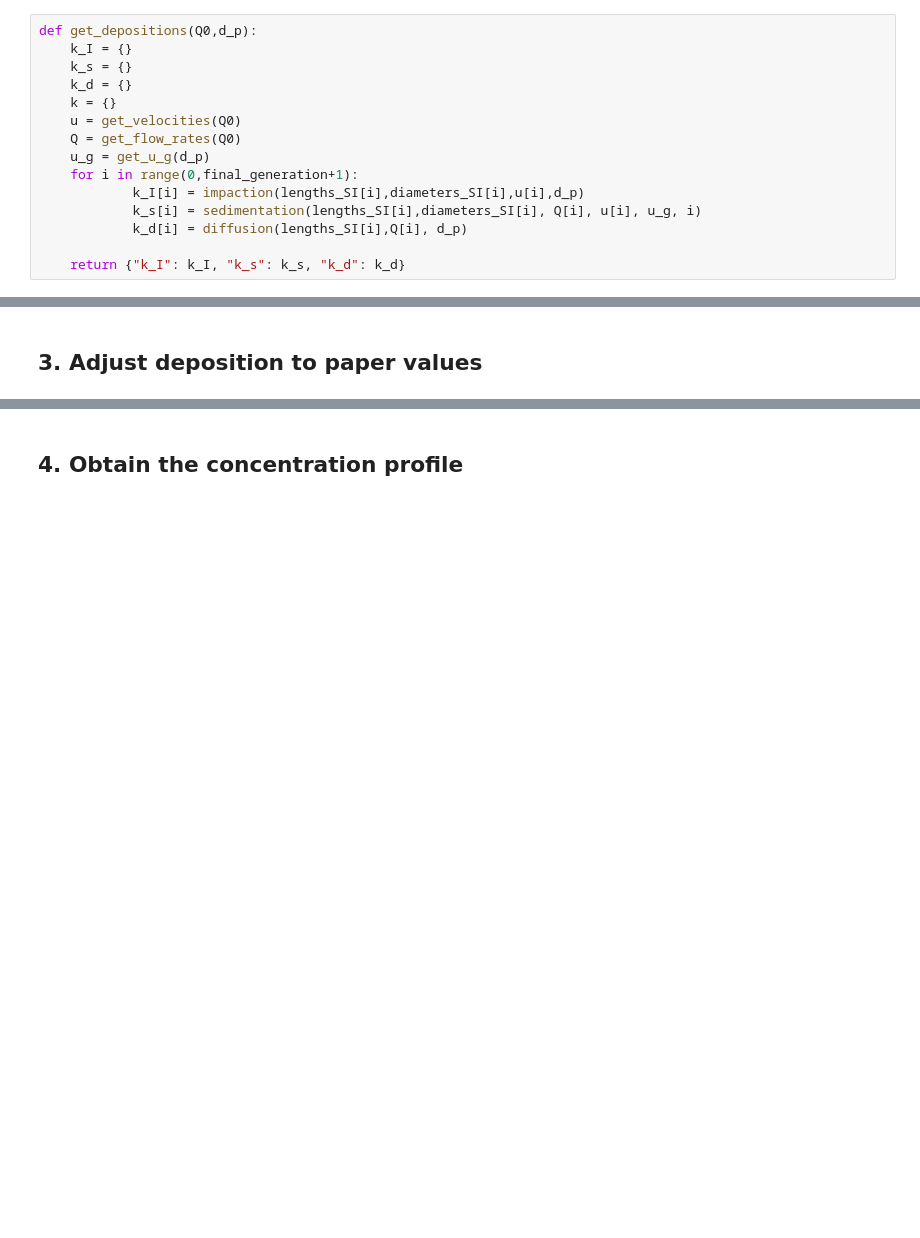
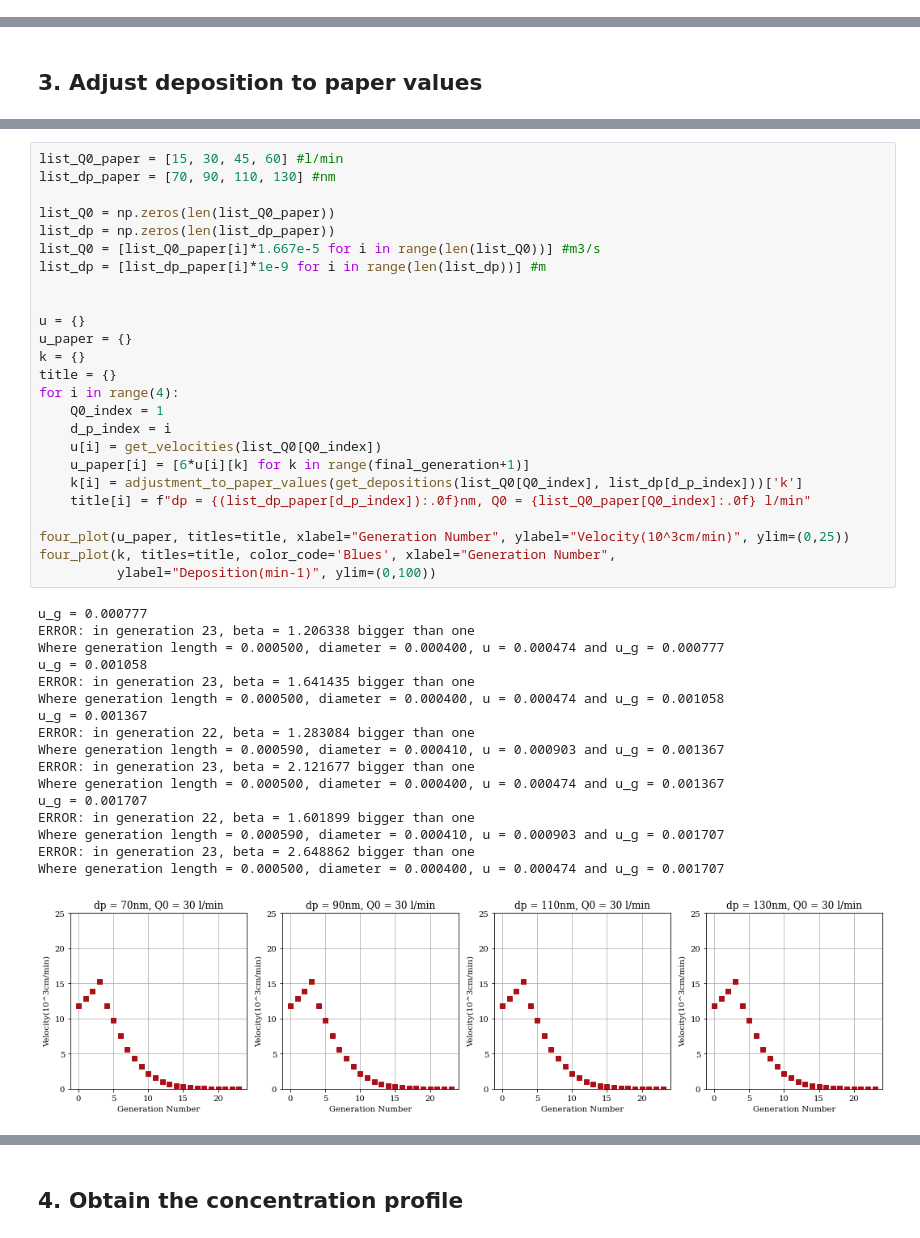
Before and after one commit to ManuelCarrascoY/MEC-BIO586, a Jupyter notebook: COVID Respiratory Modeling/COVID Modeling_Manuelv2.ipynb, the cells around one changed output, grey strips where cells are left out. Cells and saved outputs as stored; diff of their text form; blank space fills up the shorter version.

```diff
--- a/COVID Respiratory Modeling/COVID Modeling_Manuelv2.ipynb
+++ b/COVID Respiratory Modeling/COVID Modeling_Manuelv2.ipynb
@@ -175,18 +181,3 @@ def get_u_g (d_p):
     print("u_g = %f" % u_g)
 
     return u_g
-# %%
-def get_depositions(Q0,d_p):
-    k_I = {}
-    k_s = {}
-    k_d = {}
-    k = {}
-    u = get_velocities(Q0)
-    Q = get_flow_rates(Q0)
-    u_g = get_u_g(d_p)
-    for i in range(0,final_generation+1):
-            k_I[i] = impaction(lengths_SI[i],diameters_SI[i],u[i],d_p)
-            k_s[i] = sedimentation(lengths_SI[i],diameters_SI[i], Q[i], u[i], u_g, i)
-            k_d[i] = diffusion(lengths_SI[i],Q[i], d_p)
-
-    return {"k_I": k_I, "k_s": k_s, "k_d": k_d}
@@ -292,0 +330,43 @@ Where generation length = 0.000500, diameter = 0.000400, u = 0.000474 and u_g =
+# %%
+list_Q0_paper = [15, 30, 45, 60] #l/min
+list_dp_paper = [70, 90, 110, 130] #nm
+
+list_Q0 = np.zeros(len(list_Q0_paper))
+list_dp = np.zeros(len(list_dp_paper))
+list_Q0 = [list_Q0_paper[i]*1.667e-5 for i in range(len(list_Q0))] #m3/s
+list_dp = [list_dp_paper[i]*1e-9 for i in range(len(list_dp))] #m
+
+
+u = {}
+u_paper = {}
+k = {}
+title = {}
+for i in range(4):
+    Q0_index = 1
+    d_p_index = i
+    u[i] = get_velocities(list_Q0[Q0_index])
+    u_paper[i] = [6*u[i][k] for k in range(final_generation+1)]
+    k[i] = adjustment_to_paper_values(get_depositions(list_Q0[Q0_index], list_dp[d_p_index]))['k']
+    title[i] = f"dp = {(list_dp_paper[d_p_index]):.0f}nm, Q0 = {list_Q0_paper[Q0_index]:.0f} l/min"
+
+four_plot(u_paper, titles=title, xlabel="Generation Number", ylabel="Velocity(10^3cm/min)", ylim=(0,25))
+four_plot(k, titles=title, color_code='Blues', xlabel="Generation Number",
+          ylabel="Deposition(min-1)", ylim=(0,100))
+# %% [output]
+u_g = 0.000777
+ERROR: in generation 23, beta = 1.206338 bigger than one
+Where generation length = 0.000500, diameter = 0.000400, u = 0.000474 and u_g = 0.000777
+u_g = 0.001058
+ERROR: in generation 23, beta = 1.641435 bigger than one
+Where generation length = 0.000500, diameter = 0.000400, u = 0.000474 and u_g = 0.001058
+u_g = 0.001367
+ERROR: in generation 22, beta = 1.283084 bigger than one
+Where generation length = 0.000590, diameter = 0.000410, u = 0.000903 and u_g = 0.001367
+ERROR: in generation 23, beta = 2.121677 bigger than one
+Where generation length = 0.000500, diameter = 0.000400, u = 0.000474 and u_g = 0.001367
+u_g = 0.001707
+ERROR: in generation 22, beta = 1.601899 bigger than one
+Where generation length = 0.000590, diameter = 0.000410, u = 0.000903 and u_g = 0.001707
+ERROR: in generation 23, beta = 2.648862 bigger than one
+Where generation length = 0.000500, diameter = 0.000400, u = 0.000474 and u_g = 0.001707
+[figure, added]
```
Also changed, not shown: parts of 40 cells of this notebook.
